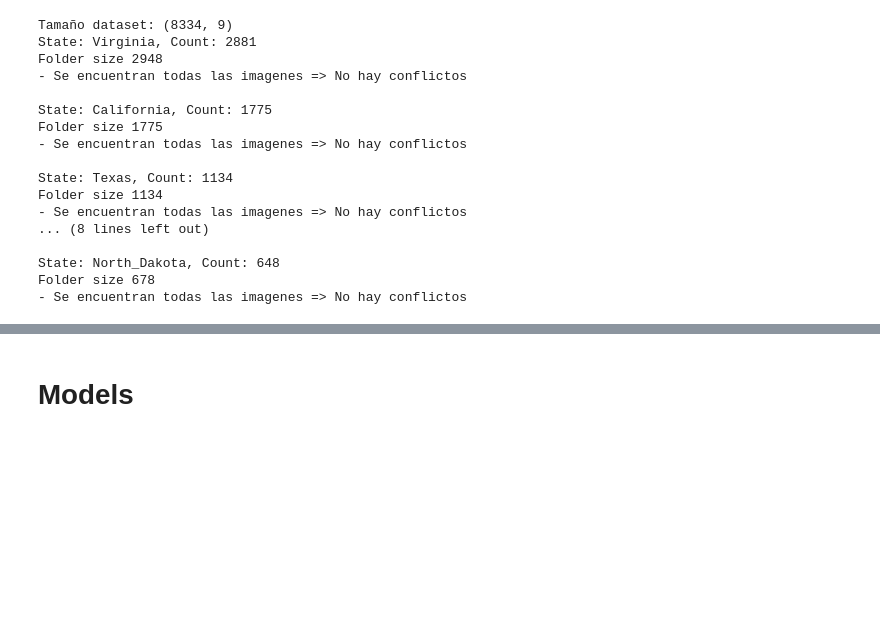
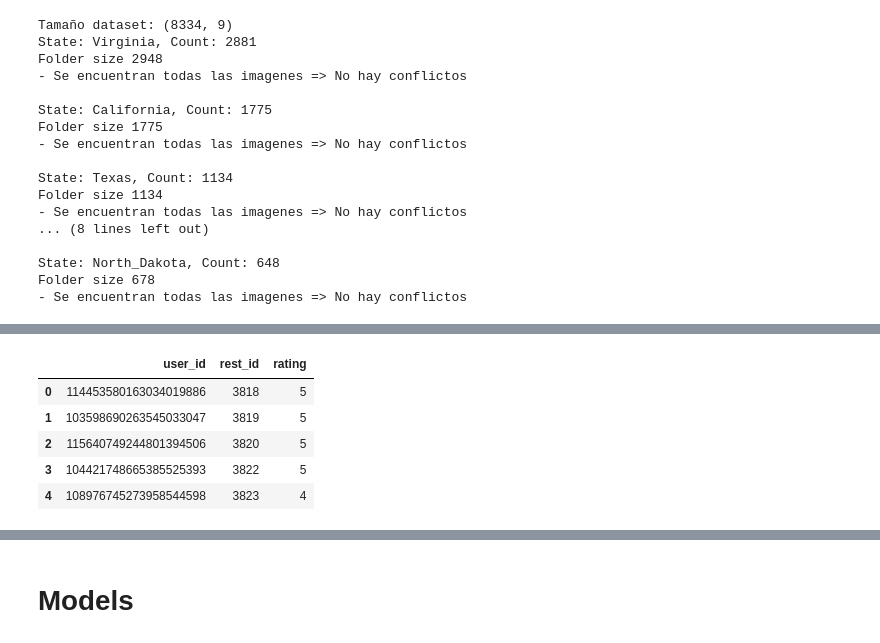
Before and after one commit to pedrozavalat/iic3633-proyecto, a Jupyter notebook: iic3633_v1_models_baselines.ipynb, the cells around one changed output, grey strips where cells are left out. Cells and saved outputs as stored; diff of their text form; code cells hidden in the pictures; blank space fills up the shorter version.

```diff
--- a/iic3633_v1_models_baselines.ipynb
+++ b/iic3633_v1_models_baselines.ipynb
@@ -135,2 +124,11 @@ df
 # %%
 X = df[['user_id', 'rest_id', 'rating']]
+# %%
+X.head()
+# %% [output]
+|  | user_id | rest_id | rating |
+| 0 | 114453580163034019886 | 3818 | 5 |
+| 1 | 103598690263545033047 | 3819 | 5 |
+| 2 | 115640749244801394506 | 3820 | 5 |
+| 3 | 104421748665385525393 | 3822 | 5 |
+| 4 | 108976745273958544598 | 3823 | 4 |
```
Also changed, not shown: parts of 19 cells of this notebook.
